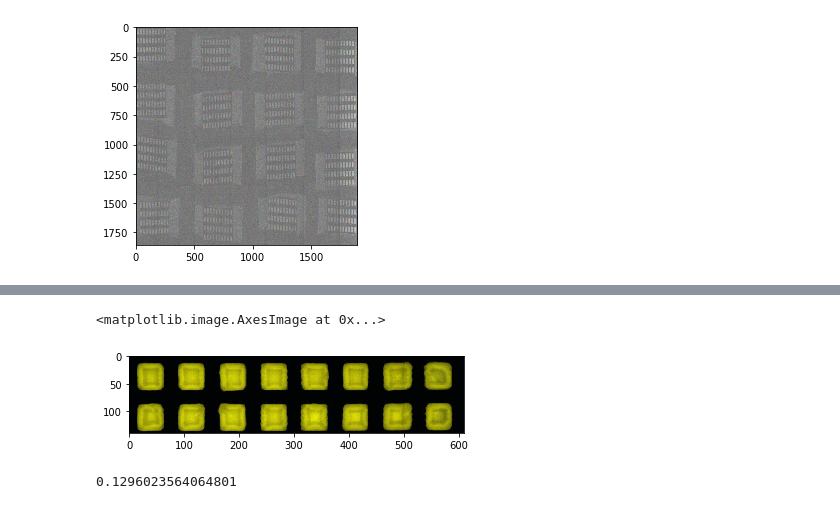
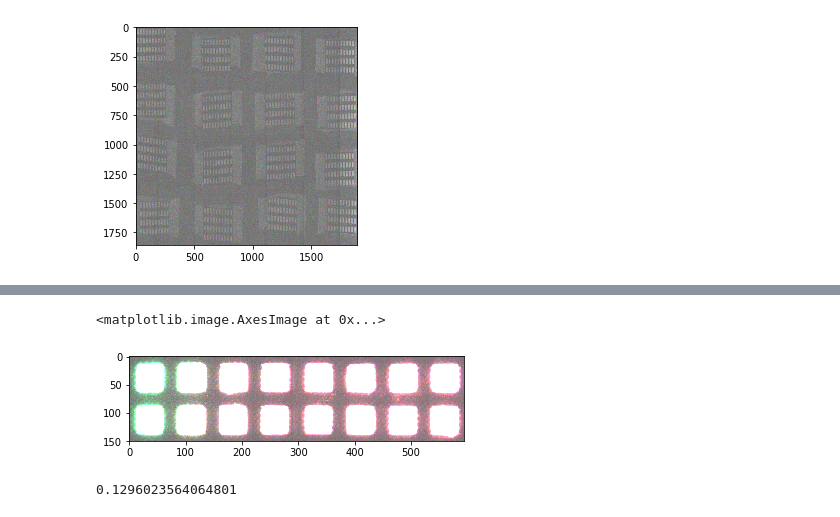
Before and after one commit to gszep/double-exclusive-reporter, a Jupyter notebook: data/spatial/whiteboard.ipynb, the cells around one changed output, grey strips where cells are left out. Saved outputs shown, nothing was run; the diff lists cells and outputs as text; code cells hidden in the pictures.

```diff
--- a/data/spatial/whiteboard.ipynb
+++ b/data/spatial/whiteboard.ipynb
@@ -90,6 +84,6 @@ image.shape
-# %%
-imshow(last[80:220,90:700])
-# %% [output]
-<matplotlib.image.AxesImage at 0x...>
-[figure, removed]
+# %%
+imshow(last[175:325,4905:5500])
+# %% [output]
+<matplotlib.image.AxesImage at 0x...>
+[figure, added]
 # %%
```
Also changed, not shown: parts of 6 cells of this notebook, 3 other files.
